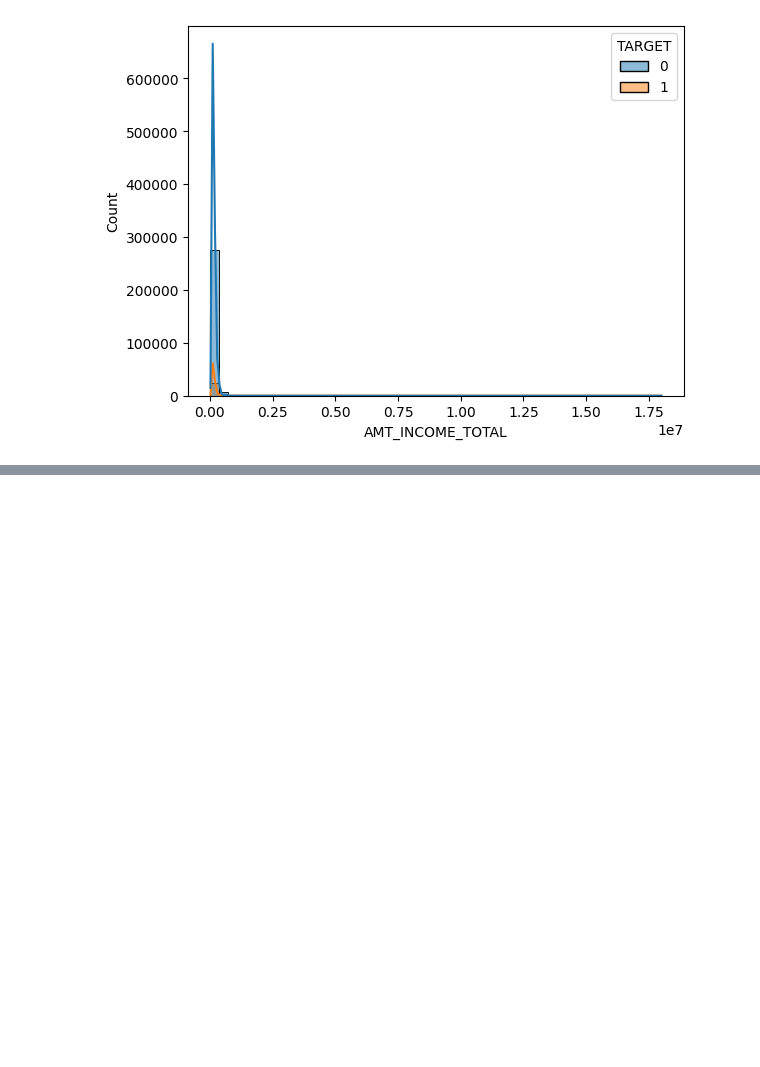
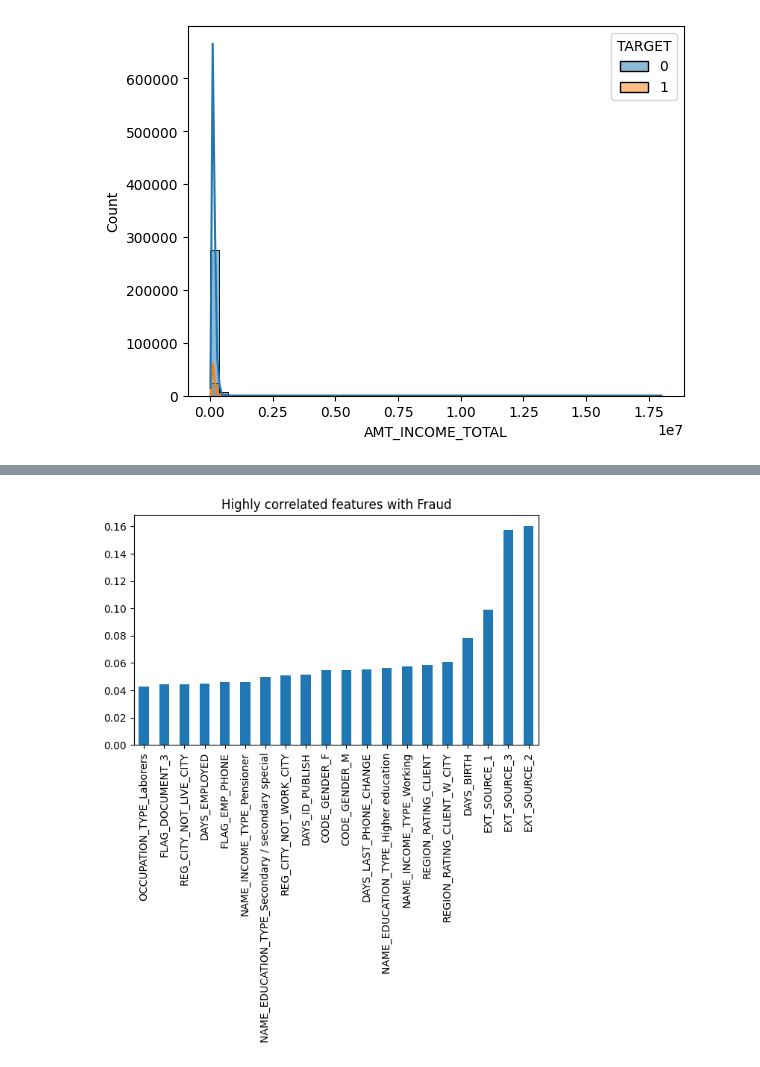
Before and after one commit to Anghelo-Salirrosas/CreditCardFraudProject, a Jupyter notebook: notebooks/3.DataVisualization.ipynb, the cells around one changed output, grey strips where cells are left out. Drawn from its saved outputs; the diff is of its cells as text; code cells hidden in the pictures; blank space fills up the shorter version.

```diff
--- a/notebooks/3.DataVisualization.ipynb
+++ b/notebooks/3.DataVisualization.ipynb
@@ -98,0 +145,5 @@ plt.show()
+# %%
+plt.figure(figsize=(7,4))
+d = df_processed.corr()['TARGET'][:-1].abs().sort_values().tail(20).plot(kind='bar', title='Highly correlated features with Fraud')
+# %% [output]
+[figure, added]
```
Also changed, not shown: parts of 5 cells of this notebook, 1 other file.
